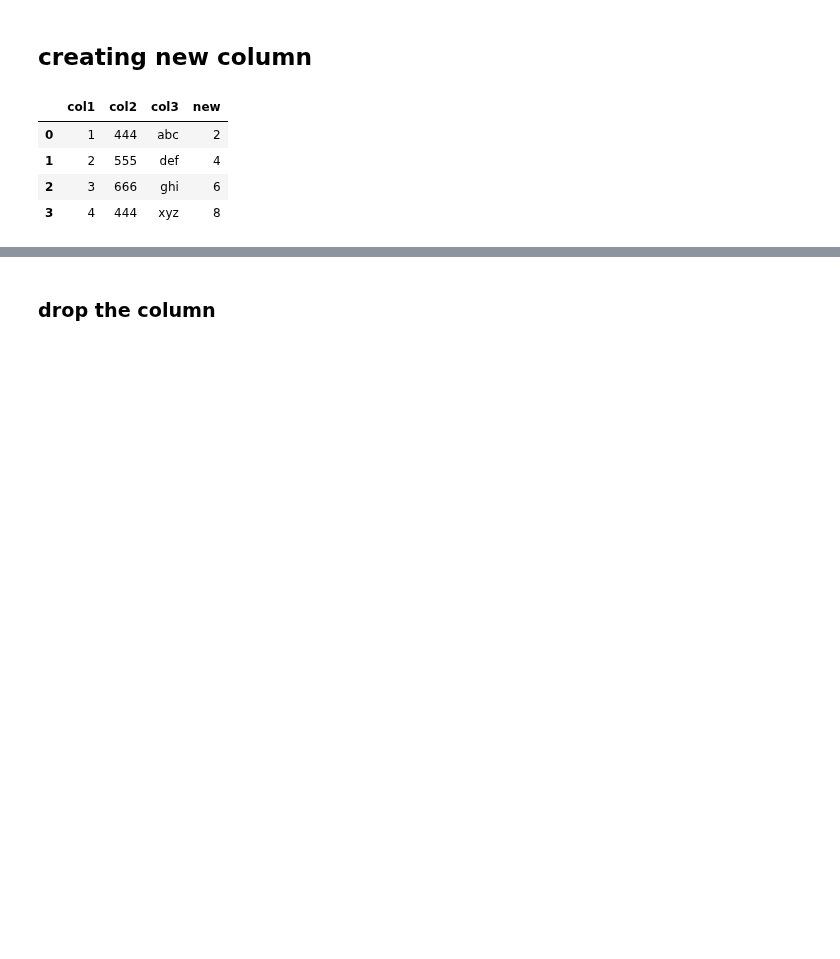
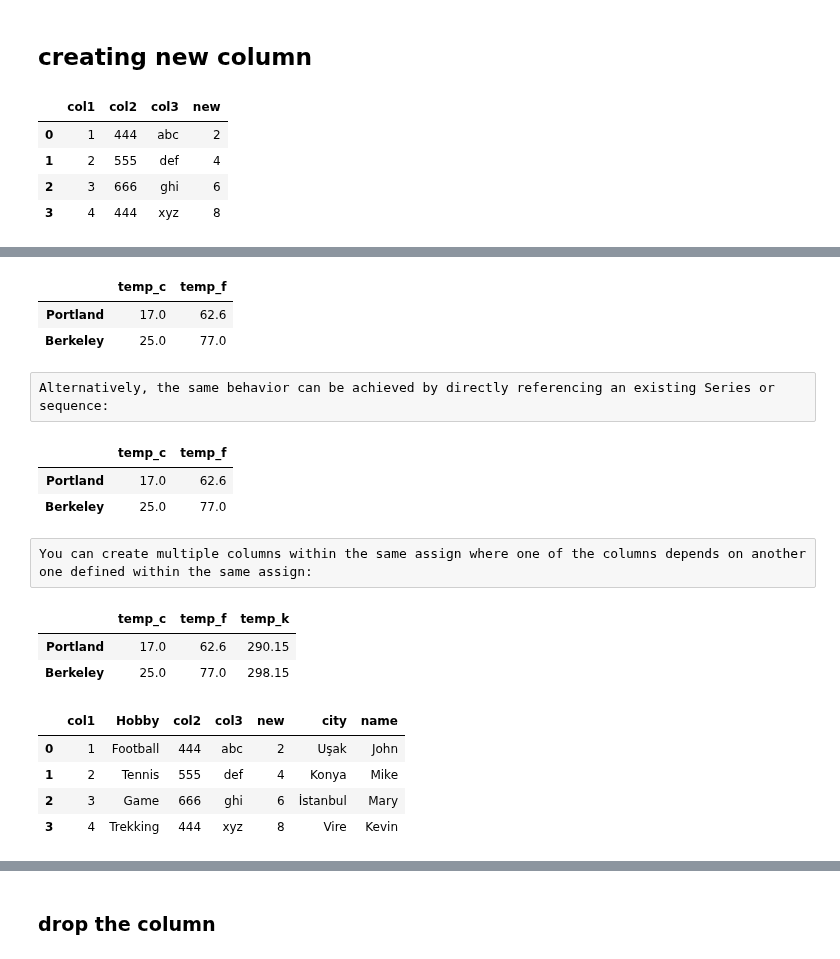
Before and after one commit to GurkanGitHub/Python, a Jupyter notebook: pandas_df_ops.ipynb, the cells around one changed output, grey strips where cells are left out. Cells and saved outputs as stored; diff of their text form; code cells hidden in the pictures; blank space fills up the shorter version.

```diff
--- a/pandas_df_ops.ipynb
+++ b/pandas_df_ops.ipynb
@@ -56,0 +133,31 @@ df
+# %%
+df.assign(temp_f=lambda x: x.temp_c * 9 / 5 + 32)
+# %% [output]
+|  | temp_c | temp_f |
+| Portland | 17.0 | 62.6 |
+| Berkeley | 25.0 | 77.0 |
+# %% [raw]
+Alternatively, the same behavior can be achieved by directly referencing an existing Series or sequence:
+# %%
+df.assign(temp_f=df['temp_c'] * 9 / 5 + 32)
+# %% [output]
+|  | temp_c | temp_f |
+| Portland | 17.0 | 62.6 |
+| Berkeley | 25.0 | 77.0 |
+# %% [raw]
+You can create multiple columns within the same assign where one of the columns depends on another one defined within the same assign:
+# %%
+df.assign(temp_f=lambda x: x['temp_c'] * 9 / 5 + 32,
+          temp_k=lambda x: (x['temp_f'] +  459.67) * 5 / 9)
+# %% [output]
+|  | temp_c | temp_f | temp_k |
+| Portland | 17.0 | 62.6 | 290.15 |
+| Berkeley | 25.0 | 77.0 | 298.15 |
+# %%
+df.assign(name = ['John', 'Mike', 'Mary', 'Kevin'])
+# %% [output]
+|  | col1 | Hobby | col2 | col3 | new | city | name |
+| 0 | 1 | Football | 444 | abc | 2 | Uşak | John |
+| 1 | 2 | Tennis | 555 | def | 4 | Konya | Mike |
+| 2 | 3 | Game | 666 | ghi | 6 | İstanbul | Mary |
+| 3 | 4 | Trekking | 444 | xyz | 8 | Vire | Kevin |
```
Also changed, not shown: parts of 32 cells of this notebook, 4 other files.
